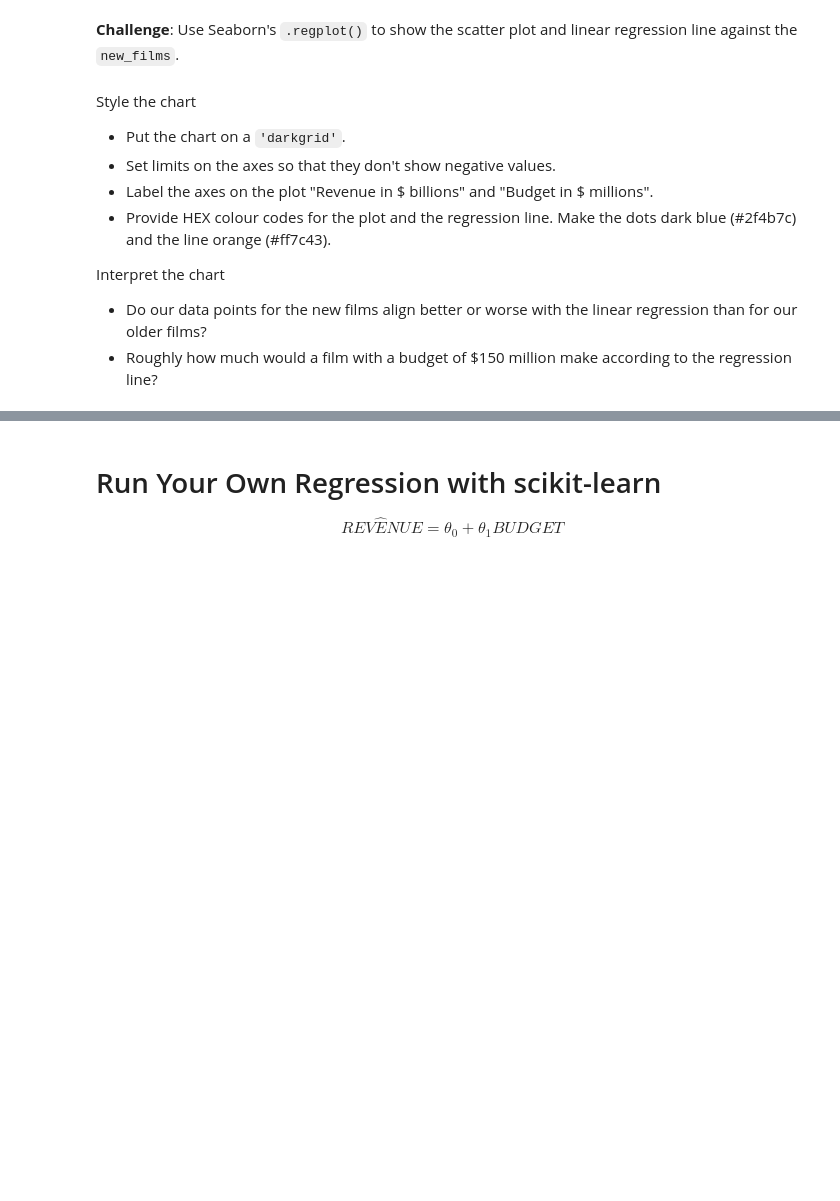
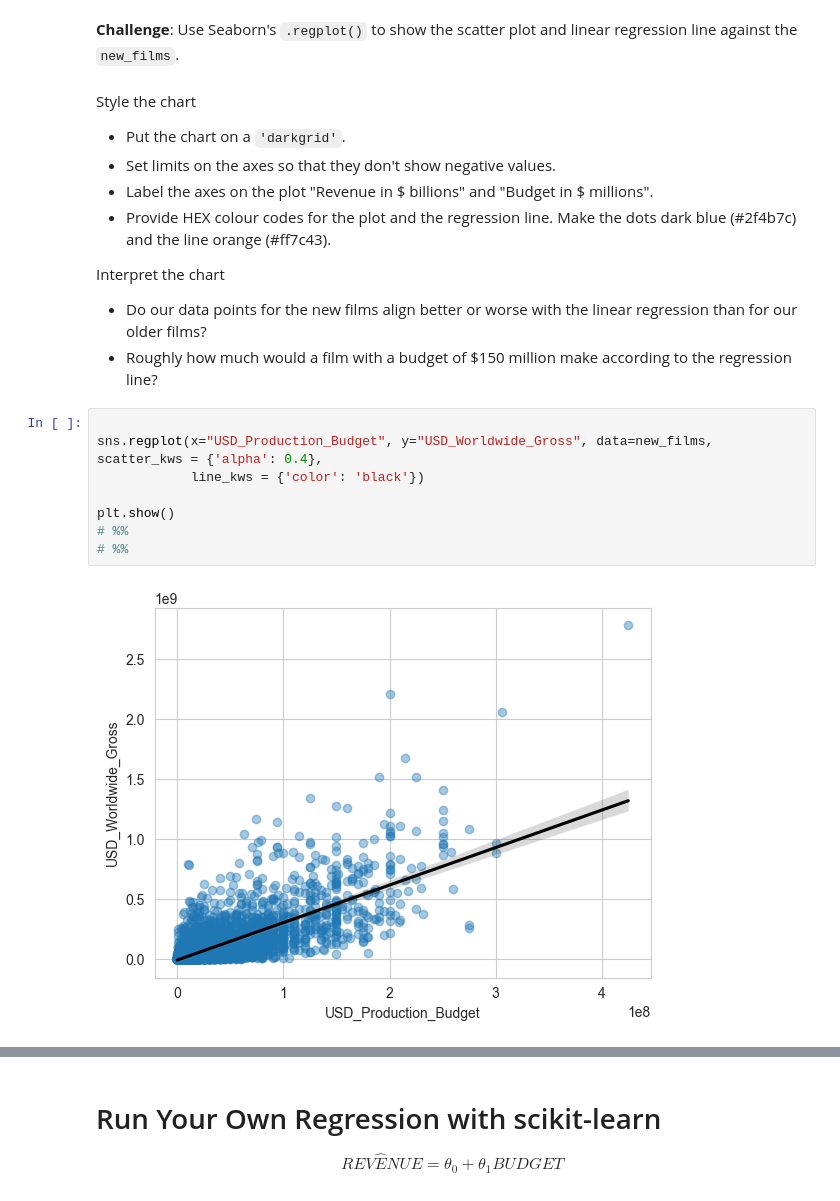
Before and after one commit to staixo/Python100day, a Jupyter notebook: Advanced/Datascience/Movie/Seaborn_and_Linear_Regression.ipynb, the cells around one changed output, grey strips where cells are left out. Saved outputs shown, nothing was run; the diff lists cells and outputs as text; blank space fills up the shorter version.

```diff
--- a/Advanced/Datascience/Movie/Seaborn_and_Linear_Regression.ipynb
+++ b/Advanced/Datascience/Movie/Seaborn_and_Linear_Regression.ipynb
@@ -311,3 +421,13 @@ Interpret the chart
 
 * Do our data points for the new films align better or worse with the linear regression than for our older films?
 * Roughly how much would a film with a budget of $150 million make according to the regression line?
+# %%
+
+sns.regplot(x="USD_Production_Budget", y="USD_Worldwide_Gross", data=new_films,             scatter_kws = {'alpha': 0.4},
+            line_kws = {'color': 'black'})
+
+plt.show()
+# %%
+# %%
+# %% [output]
+[figure, added]
```
Also changed, not shown: parts of 11 cells of this notebook, 1 other file.
